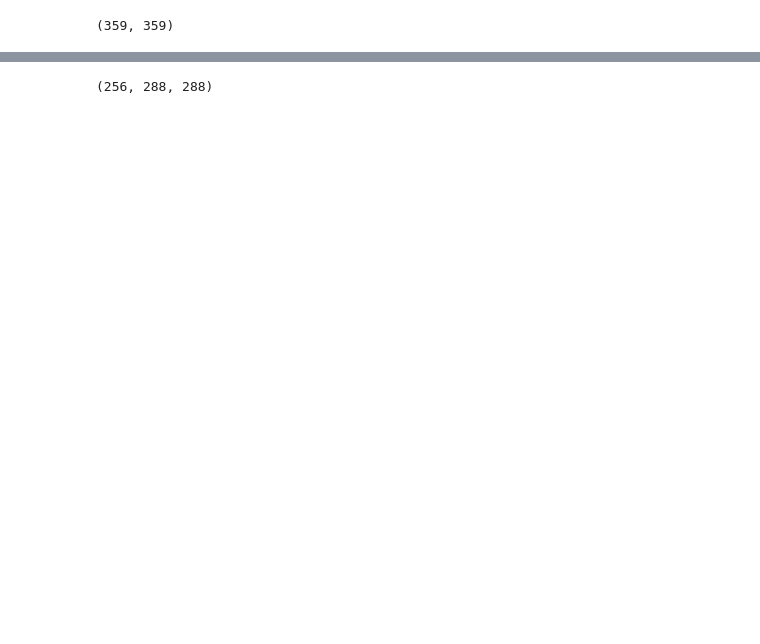
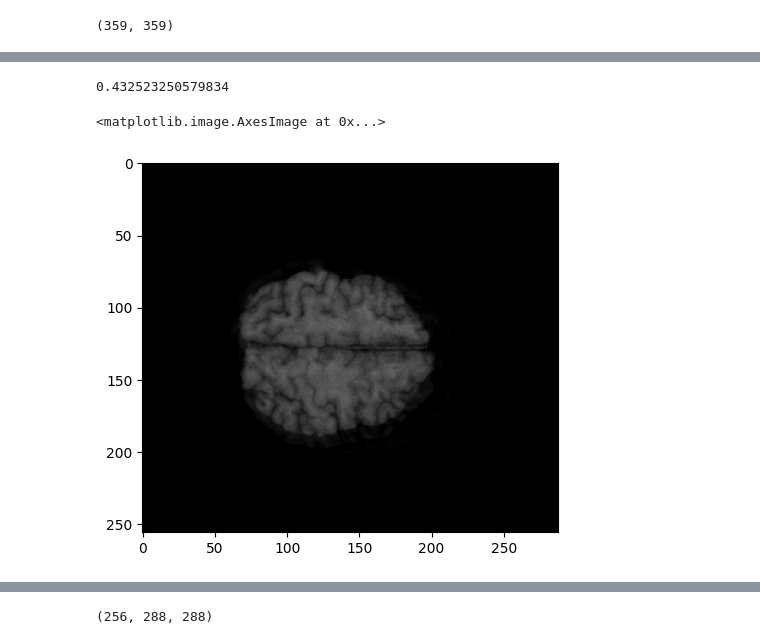
Before and after one commit to afifaniks/tiny_brains, a Jupyter notebook: notebooks/augment_3d_images.ipynb, the cells around one changed output, grey strips where cells are left out. Drawn from its saved outputs; the diff is of its cells as text; code cells hidden in the pictures; blank space fills up the shorter version.

Commit message:
Edited for normalization issues.

```diff
--- a/notebooks/augment_3d_images.ipynb
+++ b/notebooks/augment_3d_images.ipynb
@@ -29,6 +31,25 @@ output_shape = (256, 288, 288)
 crop_or_pad = tio.CropOrPad(output_shape)
 # %%
 source_images = os.listdir(source_data_dir)
+# %%
+def normalize_image_0_255(image, min_max=True):
+    image_array = image.get_fdata()
+
+    min_val = np.min(image_array)
+    max_val = np.max(image_array)
+
+    print(f"before normalization: {max_val}")
+
+    if min_max:
+        image_array = ((image_array - min_val) / (max_val - min_val))
+    else:
+        image_array = image_array / 255
+
+    print(f"after normalization: {np.max(image_array)}")
+
+    normalized_image = nib.Nifti1Image(image_array, image.affine)
+
+    return normalized_image
 # %%
 def apply_mask(image, mask):
     image_array = image.get_fdata()
@@ -67,7 +92,7 @@ from tqdm import tqdm
 for image in tqdm(source_images, total=len(source_images)):
     print(f"Now processing: {image}")
 
-    if image == ".DS_Store":
+    if image == ".DS_Store" or image == "CC0237_siemens_3_59_F.nii":
         continue
 
     start = time.time()
@@ -75,16 +100,30 @@ for image in tqdm(source_images, total=len(source_images)):
     three_d_image = nib.load(os.path.join(source_data_dir, image))
     image_mask = nib.load(os.path.join(source_mask_dir, image.split(".")[0] + ".nii"))
 
+    three_d_image = normalize_image_0_255(three_d_image)
+
     three_d_image = apply_mask(three_d_image, image_mask)
 
-    three_d_image = apply_contrast_inversion(three_d_image, image_mask)
+    # three_d_image = apply_contrast_inversion(three_d_image, image_mask)
 
     three_d_image = crop_or_pad(three_d_image)
 
     transformed_image = motion_transformation(three_d_image)
+    # transformed_image = image_augmentation_util.motion_corrupt_3d(three_d_image, thresh_translation=10, thresh_rotation_angle=5)
+
+    transformed_image = normalize_image_0_255(transformed_image, min_max=False)
+
     nib.save(three_d_image, os.path.join(augmented_source_dir, image))
     nib.save(transformed_image, os.path.join(destination_data_dir, image))
 
+    # testing code
+    # transformed_image_array = transformed_image.get_fdata()
+    # print(f"The pixel value is: {transformed_image_array[:, :, 130][40, 150]}")
+    # print(f"Max: {transformed_image_array[:, :, 130].max()}")
+    # print(f"Min: {transformed_image_array[:, :, 130].min()}")
+
+    # plt.imshow(three_d_image.get_fdata()[:, :, 150], cmap="gray", vmin=0, vmax=1)
+
     print(f"Time taken: {time.time() - start}")
 # %% [output]
 Now processing: CC0001_philips_15_55_M.nii
@@ -125,0 +141,2 @@ Now processing: CC0012_philips_15_43_M.nii
+# %%
+test_slice = nib.load("../assets/cc_motion_corrupted/CC0001_philips_15_55_M.nii")
@@ -125,0 +145,11 @@ Now processing: CC0012_philips_15_43_M.nii
+# %%
+test_slice = test_slice.get_fdata()
+# %%
+test_slice[:, :, 130].max()
+# %% [output]
+0.432523250579834
+# %%
+plt.imshow(test_slice[:, :, 180], cmap="gray", vmin=0, vmax=1)
+# %% [output]
+<matplotlib.image.AxesImage at 0x...>
+[figure, added]
```
Also changed, not shown: parts of 12 cells of this notebook, 1 other file.
